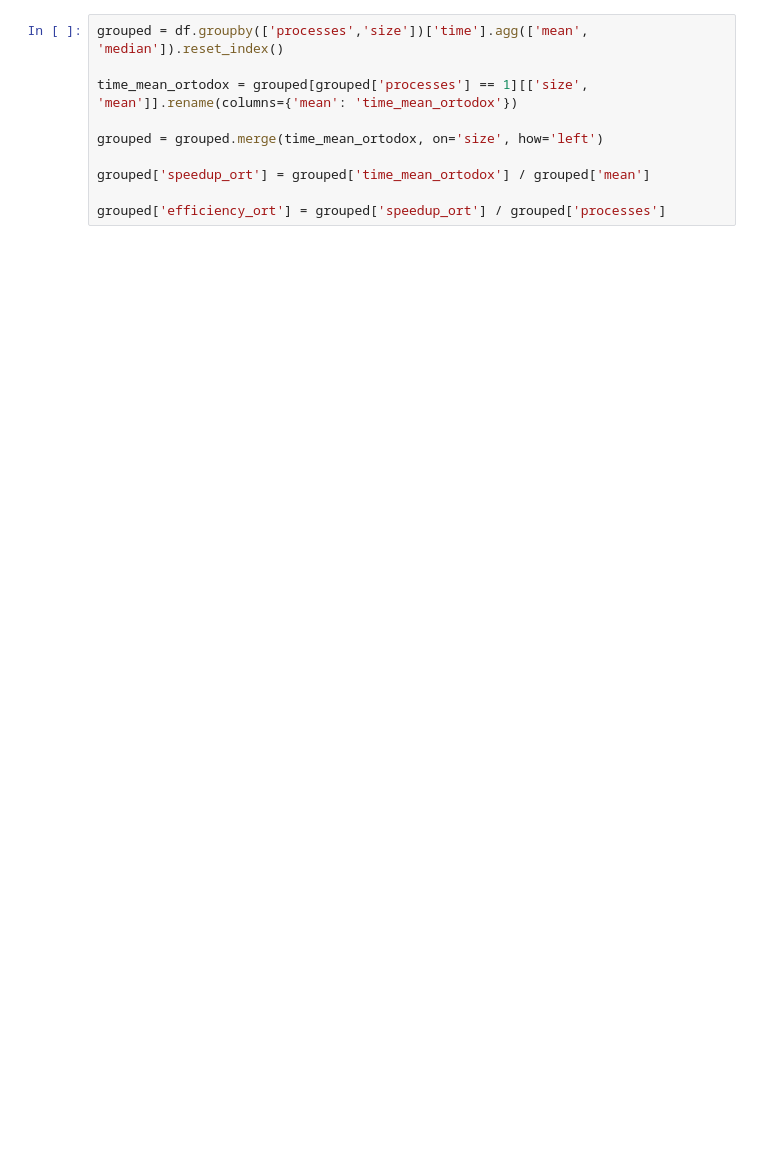
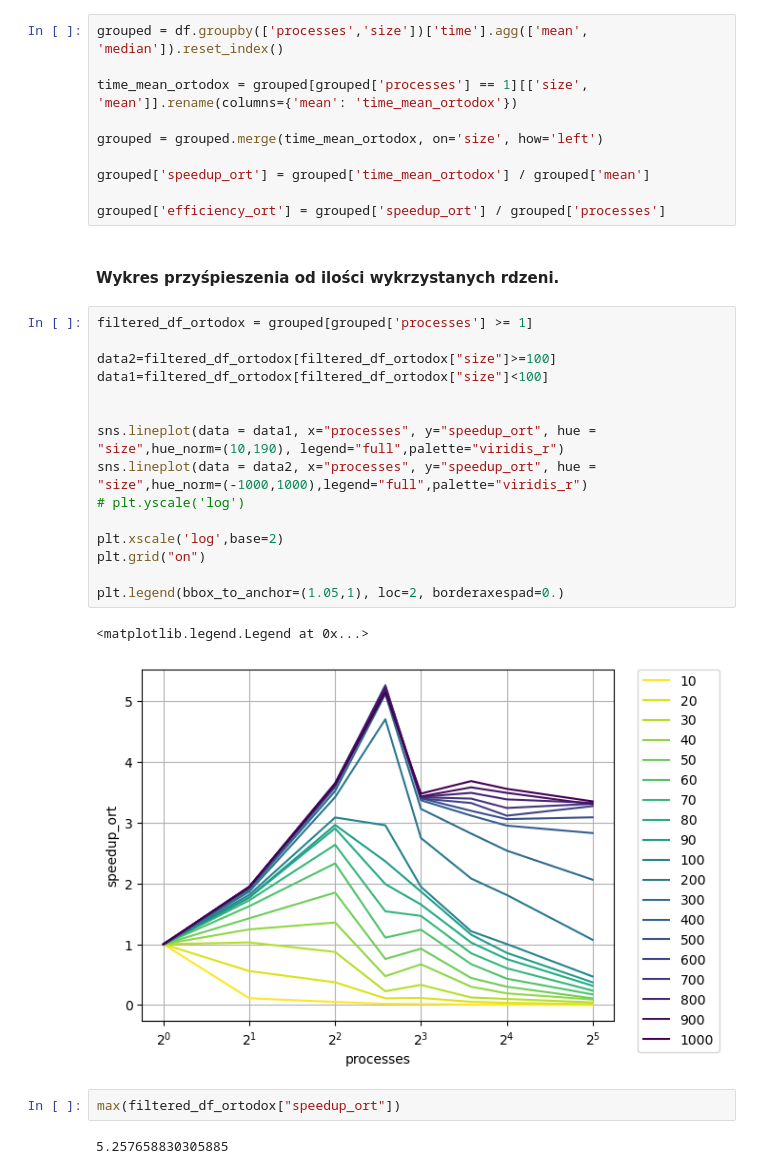
Before and after one commit to qert6g35/OWW, a Jupyter notebook: plots.ipynb, the cells around one changed output. Saved outputs shown, nothing was run; the diff lists cells and outputs as text; blank space fills up the shorter version.

```diff
--- a/plots.ipynb
+++ b/plots.ipynb
@@ -55,3 +53,27 @@ grouped = grouped.merge(time_mean_ortodox, on='size', how='left')
 grouped['speedup_ort'] = grouped['time_mean_ortodox'] / grouped['mean']
 
 grouped['efficiency_ort'] = grouped['speedup_ort'] / grouped['processes']
+# %% [markdown]
+#### Wykres przyśpieszenia od ilości wykrzystanych rdzeni.
+# %%
+filtered_df_ortodox = grouped[grouped['processes'] >= 1]
+
+data2=filtered_df_ortodox[filtered_df_ortodox["size"]>=100]
+data1=filtered_df_ortodox[filtered_df_ortodox["size"]<100]
+
+
+sns.lineplot(data = data1, x="processes", y="speedup_ort", hue = "size",hue_norm=(10,190), legend="full",palette="viridis_r")
+sns.lineplot(data = data2, x="processes", y="speedup_ort", hue = "size",hue_norm=(-1000,1000),legend="full",palette="viridis_r")
+# plt.yscale('log')
+
+plt.xscale('log',base=2)
+plt.grid("on")
+
+plt.legend(bbox_to_anchor=(1.05,1), loc=2, borderaxespad=0.)
+# %% [output]
+<matplotlib.legend.Legend at 0x...>
+[figure, added]
+# %%
+max(filtered_df_ortodox["speedup_ort"])
+# %% [output]
+5.257658830305885
```
Also changed, not shown: parts of 26 cells of this notebook, 1 other file.
